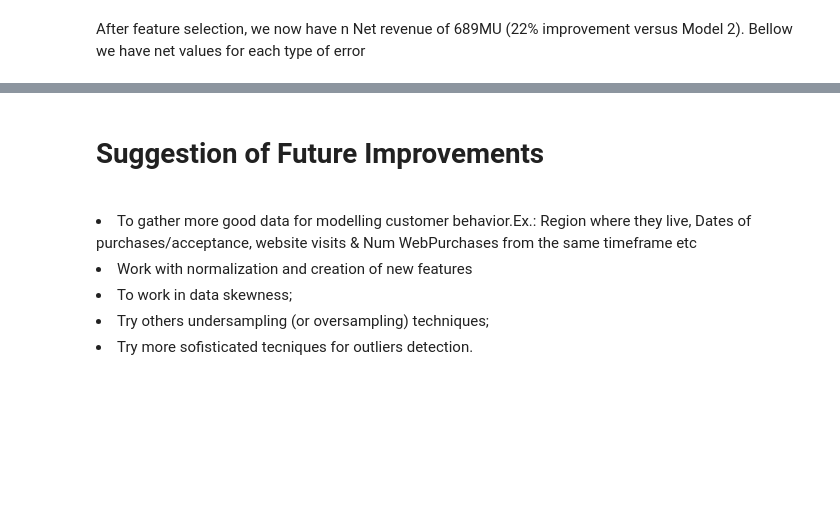
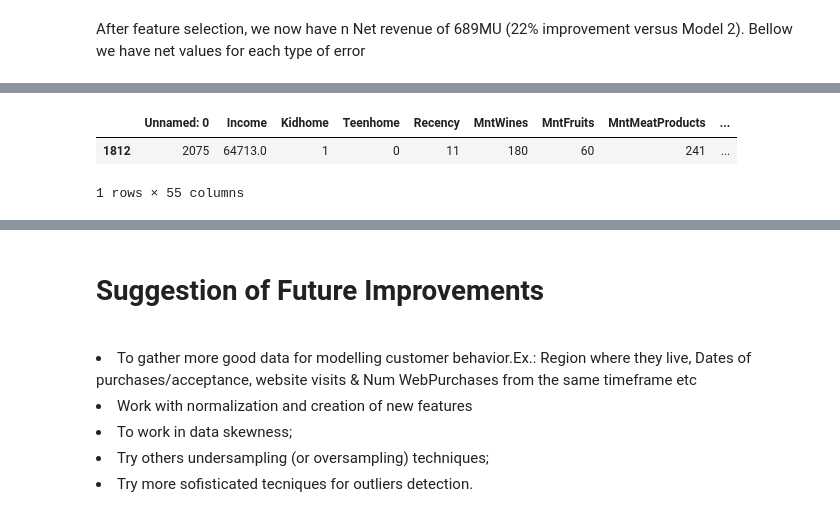
Before and after one commit to augustomolke/CaseIfoodData, a Jupyter notebook: Modelo.ipynb, the cells around one changed output, grey strips where cells are left out. Drawn from its saved outputs; the diff is of its cells as text; code cells hidden in the pictures; blank space fills up the shorter version.

```diff
--- a/Modelo.ipynb
+++ b/Modelo.ipynb
@@ -403,0 +389,6 @@ array([[201, -72],
+# %%
+df.loc[[1812]]
+# %% [output]
+|  | Unnamed: 0 | Income | Kidhome | Teenhome | Recency | MntWines | MntFruits | MntMeatProducts | ... |
+| 1812 | 2075 | 64713.0 | 1 | 0 | 11 | 180 | 60 | 241 | ... |
+1 rows × 55 columns
```
Also changed, not shown: parts of 10 cells of this notebook.
